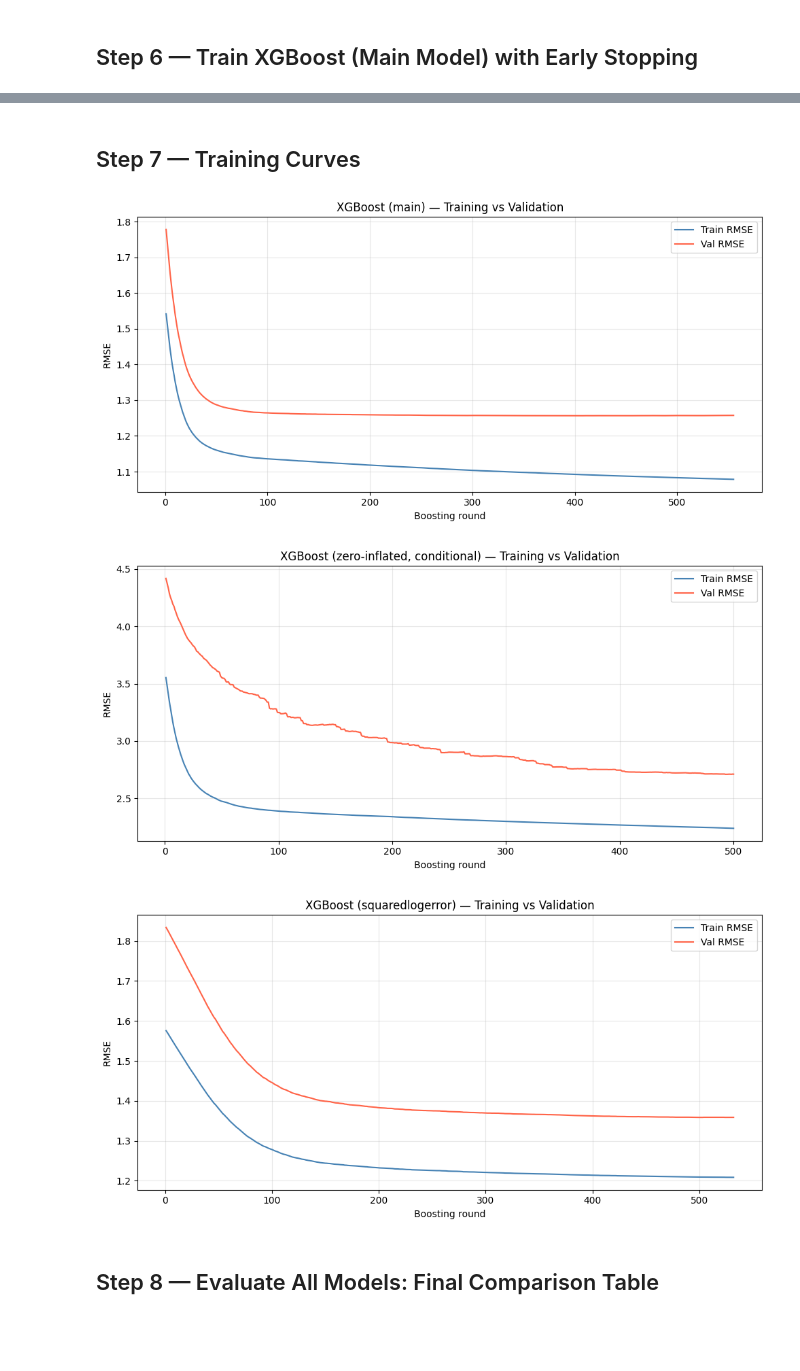
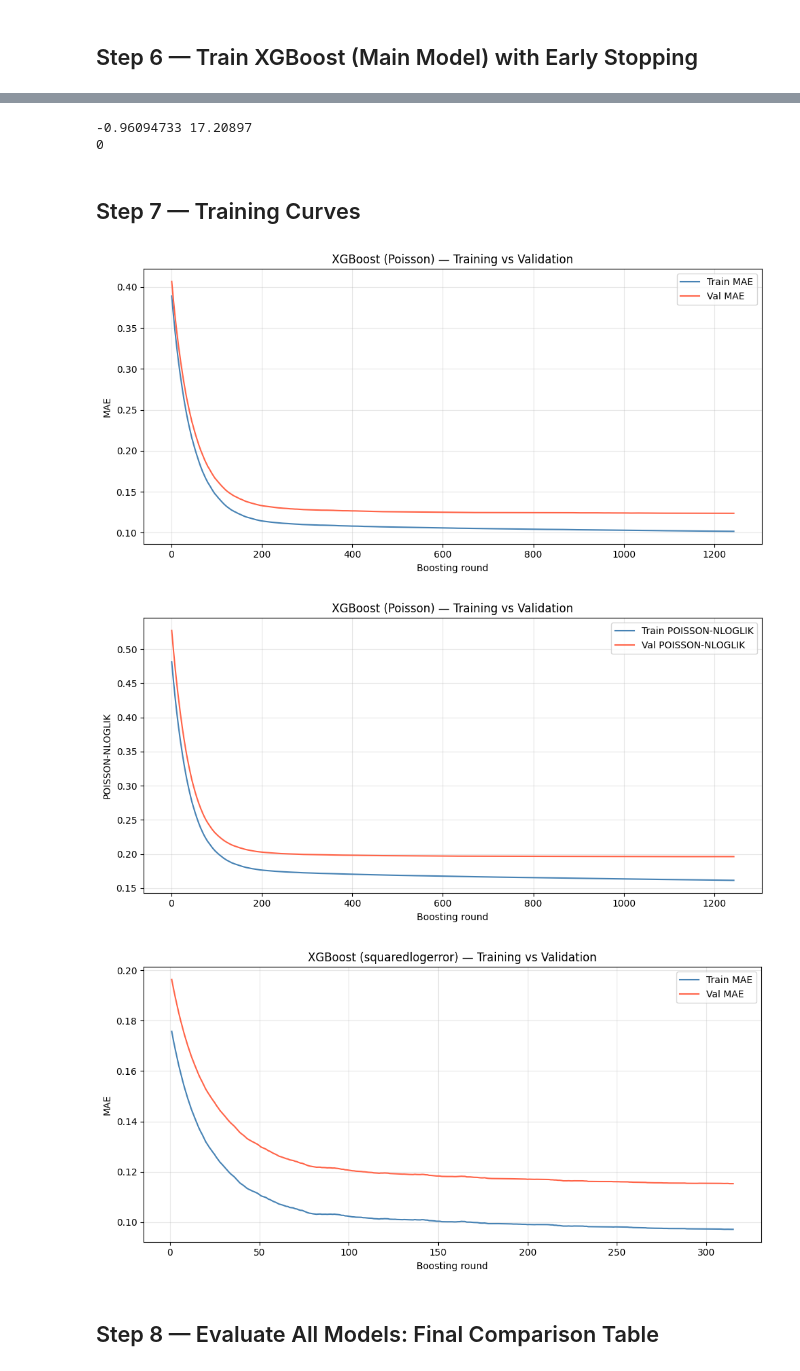
Before and after one commit to MoFadel26/Localized-Multi-Objective-Fleet-Route-Optimization-Platform-for-Saudi-Arabia, a Jupyter notebook: LaDe-model/LaDe_model_training.ipynb, the cells around one changed output, grey strips where cells are left out. Saved outputs shown, nothing was run; the diff lists cells and outputs as text; code cells hidden in the pictures; blank space fills up the shorter version.

```diff
--- a/LaDe-model/LaDe_model_training.ipynb
+++ b/LaDe-model/LaDe_model_training.ipynb
@@ -194,8 +245,8 @@ OHE_COLS  = ["city", "aoi_type"]
 train_mask = model_df["split"] == "train"
 te = TargetEncoder(target_type="continuous", random_state=SEED)
 model_df["aoi_id_encoded"] = te.fit_transform(
-    model_df[["aoi_id"]],
-    model_df[TARGET]
+    model_df[["aoi_id"]].astype("int64"),
+    model_df[TARGET].astype("float64")
 )
 # Note: fit_transform on full df is fine here because TargetEncoder  uses cross-fitting internally to prevent leakage
 
@@ -309,2 +390,27 @@ Baseline roll_24_mean  test 0.8294 1.9622 192.93
 # %% [markdown]
 ## Step 6 — Train XGBoost (Main Model) with Early Stopping
+# %%
+model_poisson = xgb.XGBRegressor(
+    objective             = "count:poisson",
+    tree_method           = TREE_METHOD,
+    n_estimators          = 2500, # before 5000
+    learning_rate         = 0.05,
+    max_depth             = 6,
+    min_child_weight      = 10, # next 15
+    subsample             = 0.8,
+    colsample_bytree      = 0.8,
+    reg_alpha             = 0.1,
+    reg_lambda            = 2.0, # next 3.0
+    random_state          = SEED,
+    n_jobs                = -1,
+    eval_metric           = ["mae", "poisson-nloglik"],
+    early_stopping_rounds = 50, # before 100
+)
+
+model_poisson.fit(
+    X_train, y_train,
+    sample_weight = sample_weight,
+    eval_set      = [(X_train, y_train), (X_val, y_val)],
+    verbose       = 50,
+)
+print(f"Poisson best iteration: {model_poisson.best_iteration}")
@@ -431,35 +471,44 @@ reg:squaredlogerror model evaluated.
+# %%
+pred_val = model_log.predict(X_val)
+print(pred_val.min(), pred_val.max())
+print((y_val < 0).sum())
+# %% [output]
+-0.96094733 17.20897
+0
 # %% [markdown]
 ## Step 7 — Training Curves
 # %%
-# ── plot_train_val_curves defined ONCE, used for all models ──────────────────
-def plot_train_val_curves(evals_result, title="Model", metric="rmse"):
+def plot_train_val_curves(evals_result, title="Model", metric="mae"):
     fig, ax = plt.subplots(figsize=(10, 5))
 
     if "validation_0" in evals_result:
         train_metric = evals_result["validation_0"][metric]
         ax.plot(range(1, len(train_metric) + 1), train_metric,
                 label=f"Train {metric.upper()}", color="steelblue", linewidth=1.5)
 
     if "validation_1" in evals_result:
         val_metric = evals_result["validation_1"][metric]
         ax.plot(range(1, len(val_metric) + 1), val_metric,
                 label=f"Val {metric.upper()}", color="tomato", linewidth=1.5)
 
     ax.set_xlabel("Boosting round")
     ax.set_ylabel(metric.upper())
     ax.set_title(f"{title} — Training vs Validation")
     ax.legend()
     ax.grid(True, alpha=0.3)
     plt.tight_layout()
     plt.show()
 
-plot_train_val_curves(model.evals_result(),    title="XGBoost (main)")
-plot_train_val_curves(xgb_cond.evals_result(), title="XGBoost (zero-inflated, conditional)")
-plot_train_val_curves(xgb_sle.evals_result(),  title="XGBoost (squaredlogerror)")
+# Poisson — has both mae and poisson-nloglik
+plot_train_val_curves(model_poisson.evals_result(), title="XGBoost (Poisson)", metric="mae")
+plot_train_val_curves(model_poisson.evals_result(), title="XGBoost (Poisson)", metric="poisson-nloglik")
+
+# squaredlogerror — has mae only
+plot_train_val_curves(model_log.evals_result(), title="XGBoost (squaredlogerror)", metric="mae")
 # %% [output]
-[figure, old version]
+[figure, new version]
-[figure, old version]
+[figure, new version]
-[figure, old version]
+[figure, new version]
 # %% [markdown]
 ## Step 8 — Evaluate All Models: Final Comparison Table
 # %%
```
Also changed, not shown: parts of 23 cells of this notebook, 1 other file.
